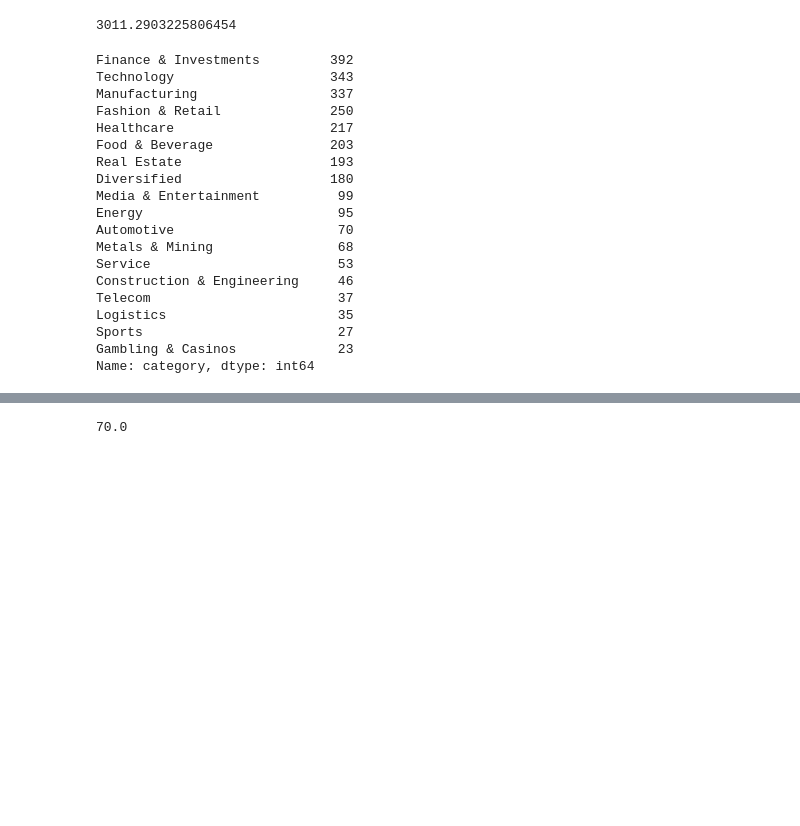
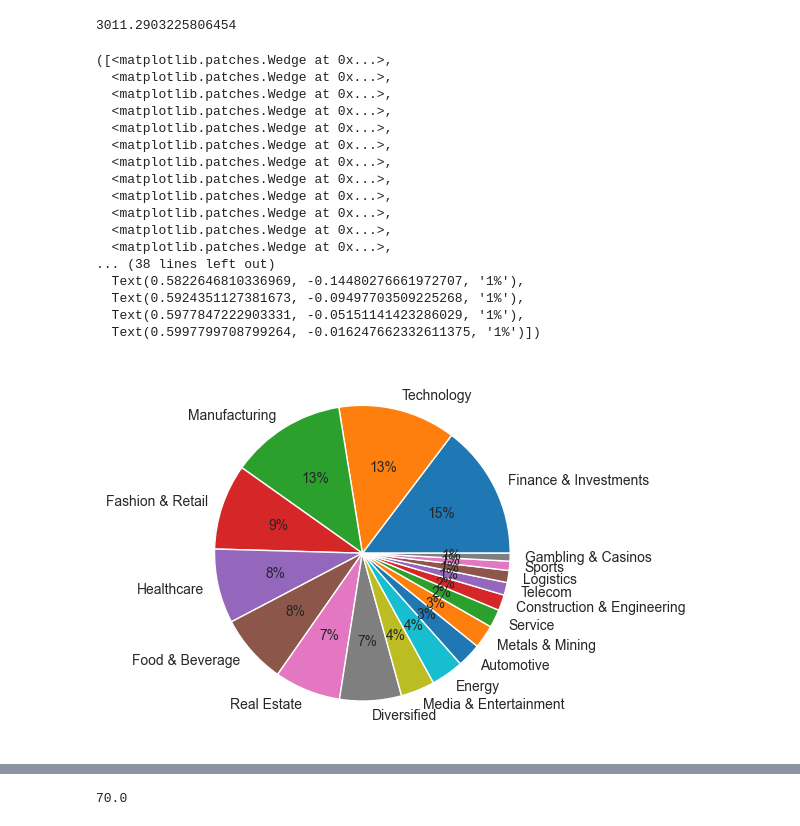
Before and after one commit to yagofellipe/Forbes-Top-100-, a Jupyter notebook: top.ipynb, the cells around one changed output, grey strips where cells are left out. Drawn from its saved outputs; the diff is of its cells as text; code cells hidden in the pictures; blank space fills up the shorter version.

```diff
--- a/top.ipynb
+++ b/top.ipynb
@@ -84,24 +84,24 @@ df_brasil['finalWorth'].mean()
 3011.2903225806454
 # %%
 # quantidade de bilionarios por setor
-df['category'].value_counts()
+setworld = df['category'].value_counts()
+plt.pie(x=setworld.values, labels = setworld.index, autopct='%1.f%%')
 # %% [output]
-Finance & Investments         392
-Technology                    343
-Manufacturing                 337
-Fashion & Retail              250
-Healthcare                    217
-Food & Beverage               203
-Real Estate                   193
-Diversified                   180
-Media & Entertainment          99
-Energy                         95
-Automotive                     70
-Metals & Mining                68
-Service                        53
-Construction & Engineering     46
-Telecom                        37
-Logistics                      35
-Sports                         27
-Gambling & Casinos             23
-Name: category, dtype: int64
+([<matplotlib.patches.Wedge at 0x...>,
+  <matplotlib.patches.Wedge at 0x...>,
+  <matplotlib.patches.Wedge at 0x...>,
+  <matplotlib.patches.Wedge at 0x...>,
+  <matplotlib.patches.Wedge at 0x...>,
+  <matplotlib.patches.Wedge at 0x...>,
+  <matplotlib.patches.Wedge at 0x...>,
+  <matplotlib.patches.Wedge at 0x...>,
+  <matplotlib.patches.Wedge at 0x...>,
+  <matplotlib.patches.Wedge at 0x...>,
+  <matplotlib.patches.Wedge at 0x...>,
+  <matplotlib.patches.Wedge at 0x...>,
+... (38 lines left out)
+  Text(0.5822646810336969, -0.14480276661972707, '1%'),
+  Text(0.5924351127381673, -0.09497703509225268, '1%'),
+  Text(0.5977847222903331, -0.05151141423286029, '1%'),
+  Text(0.5997799708799264, -0.016247662332611375, '1%')])
+[figure, added]
```
Also changed, not shown: parts of 9 cells of this notebook.
